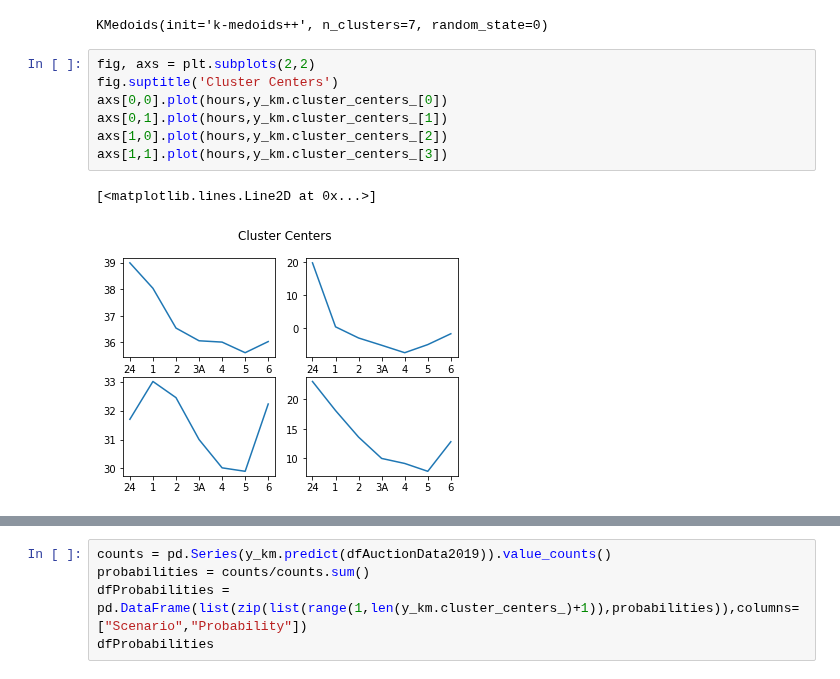
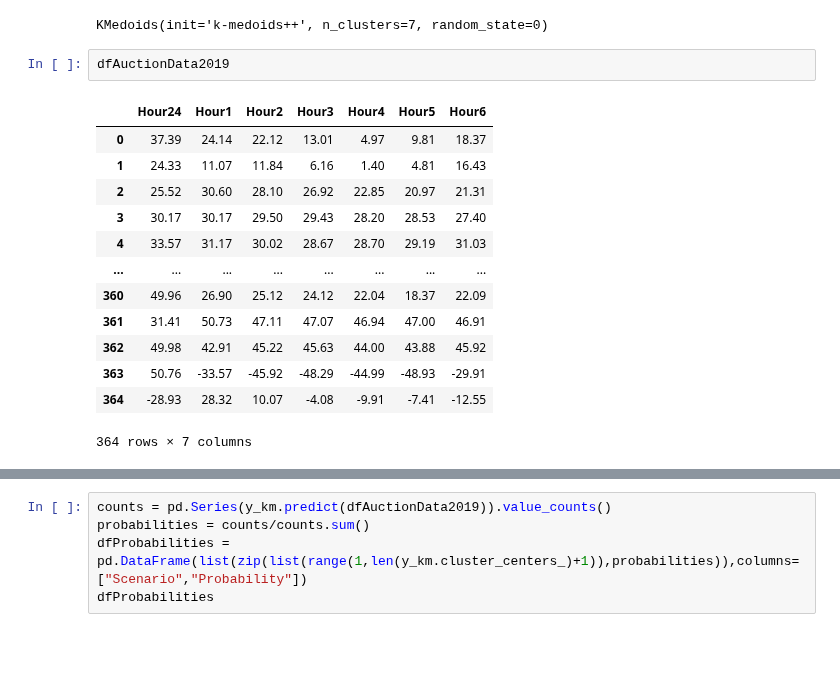
Before and after one commit to Pyosch/ATIS3_Group, a Jupyter notebook: 02_Scenario_Generation.ipynb, the cells around one changed output, grey strips where cells are left out. Saved outputs shown, nothing was run; the diff lists cells and outputs as text; blank space fills up the shorter version.

```diff
--- a/02_Scenario_Generation.ipynb
+++ b/02_Scenario_Generation.ipynb
@@ -599,13 +599,19 @@ y_km = KMedoids(n_clusters=7, init='k-medoids++',random_state=0)
 y_km.fit(dfAuctionData2019)
 # %% [output]
 KMedoids(init='k-medoids++', n_clusters=7, random_state=0)
-# %%
-fig, axs = plt.subplots(2,2)
-fig.suptitle('Cluster Centers')
-axs[0,0].plot(hours,y_km.cluster_centers_[0])
-axs[0,1].plot(hours,y_km.cluster_centers_[1])
-axs[1,0].plot(hours,y_km.cluster_centers_[2])
-axs[1,1].plot(hours,y_km.cluster_centers_[3])
-# %% [output]
-[<matplotlib.lines.Line2D at 0x...>]
-[figure, removed]
+# %%
+dfAuctionData2019
+# %% [output]
+|  | Hour24 | Hour1 | Hour2 | Hour3 | Hour4 | Hour5 | Hour6 |
+| 0 | 37.39 | 24.14 | 22.12 | 13.01 | 4.97 | 9.81 | 18.37 |
+| 1 | 24.33 | 11.07 | 11.84 | 6.16 | 1.40 | 4.81 | 16.43 |
+| 2 | 25.52 | 30.60 | 28.10 | 26.92 | 22.85 | 20.97 | 21.31 |
+| 3 | 30.17 | 30.17 | 29.50 | 29.43 | 28.20 | 28.53 | 27.40 |
+| 4 | 33.57 | 31.17 | 30.02 | 28.67 | 28.70 | 29.19 | 31.03 |
+| ... | ... | ... | ... | ... | ... | ... | ... |
+| 360 | 49.96 | 26.90 | 25.12 | 24.12 | 22.04 | 18.37 | 22.09 |
+| 361 | 31.41 | 50.73 | 47.11 | 47.07 | 46.94 | 47.00 | 46.91 |
+| 362 | 49.98 | 42.91 | 45.22 | 45.63 | 44.00 | 43.88 | 45.92 |
+| 363 | 50.76 | -33.57 | -45.92 | -48.29 | -44.99 | -48.93 | -29.91 |
+| 364 | -28.93 | 28.32 | 10.07 | -4.08 | -9.91 | -7.41 | -12.55 |
+364 rows × 7 columns
```
Also changed, not shown: parts of 9 cells of this notebook.
